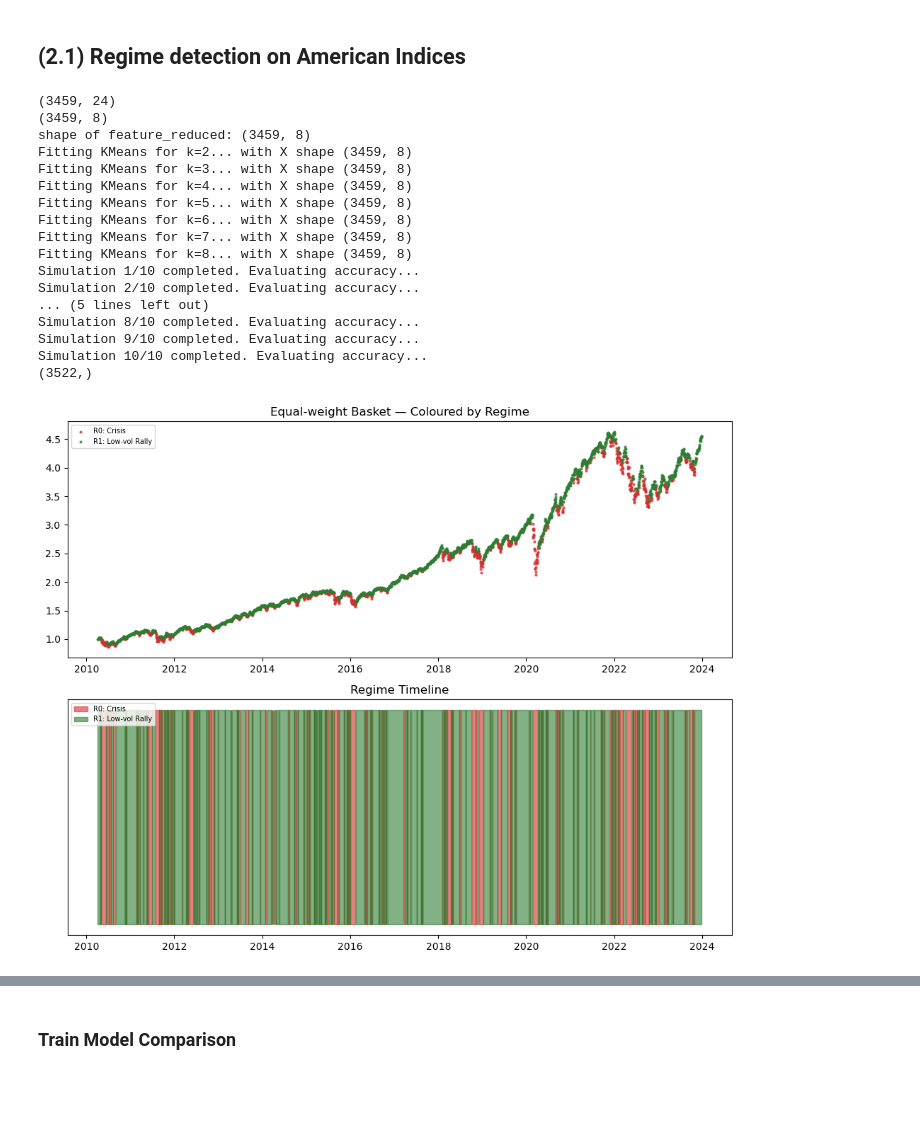
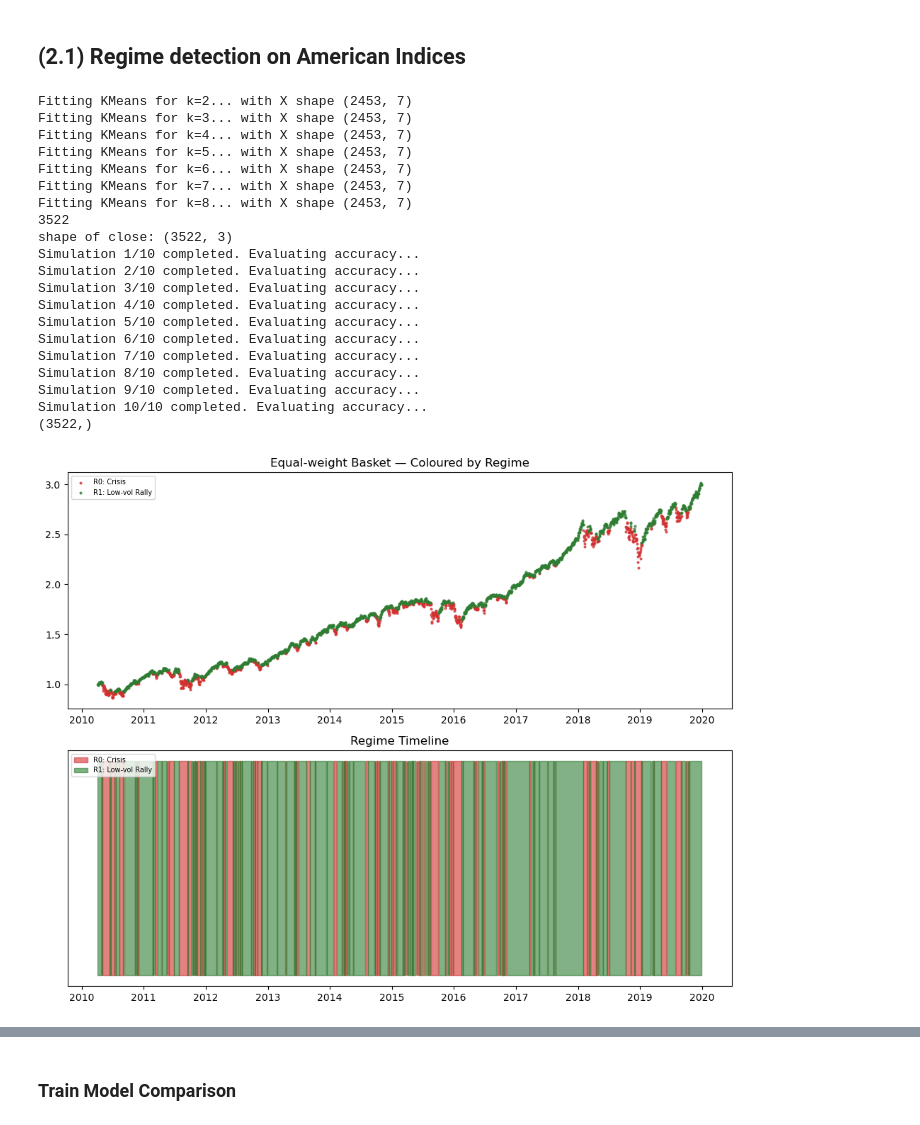
Before and after one commit to oscar10-wq/Algorithmic-Trading-via-Regime-Detection-and-Stock-Grouping-, a Jupyter notebook: results.ipynb, the cells around one changed output, grey strips where cells are left out. Drawn from its saved outputs; the diff is of its cells as text; code cells hidden in the pictures; blank space fills up the shorter version.

```diff
--- a/results.ipynb
+++ b/results.ipynb
@@ -211,30 +211,34 @@ import importlib
 importlib.reload(regime_detector)
 importlib.reload(metrics)
 rd_america = regime_detector.RegimeDetector(df_america, use_pca = True, n_regimes= None)
-rd_america.fit()
+rd_america.fit_train_test(split_date='2020-01-01')
 regime_labels_ptt = rd_america.peak_to_trough_labelling(drawdown_threshold=-0.1)
 skmeans_labels = rd_america.detect_regime_skmeans(N_S = 10, L = 100, h1 = 60, h2 = 12, epsilon = 1e-6)
 # %% [output]
-(3459, 24)
-(3459, 8)
-shape of feature_reduced: (3459, 8)
-Fitting KMeans for k=2... with X shape (3459, 8)
-Fitting KMeans for k=3... with X shape (3459, 8)
-Fitting KMeans for k=4... with X shape (3459, 8)
-Fitting KMeans for k=5... with X shape (3459, 8)
-Fitting KMeans for k=6... with X shape (3459, 8)
-Fitting KMeans for k=7... with X shape (3459, 8)
-Fitting KMeans for k=8... with X shape (3459, 8)
+Fitting KMeans for k=2... with X shape (2453, 7)
+Fitting KMeans for k=3... with X shape (2453, 7)
+Fitting KMeans for k=4... with X shape (2453, 7)
+Fitting KMeans for k=5... with X shape (2453, 7)
+Fitting KMeans for k=6... with X shape (2453, 7)
+Fitting KMeans for k=7... with X shape (2453, 7)
+Fitting KMeans for k=8... with X shape (2453, 7)
+3522
+shape of close: (3522, 3)
 Simulation 1/10 completed. Evaluating accuracy...
 Simulation 2/10 completed. Evaluating accuracy...
-... (5 lines left out)
+Simulation 3/10 completed. Evaluating accuracy...
+Simulation 4/10 completed. Evaluating accuracy...
+Simulation 5/10 completed. Evaluating accuracy...
+Simulation 6/10 completed. Evaluating accuracy...
+Simulation 7/10 completed. Evaluating accuracy...
 Simulation 8/10 completed. Evaluating accuracy...
 Simulation 9/10 completed. Evaluating accuracy...
 Simulation 10/10 completed. Evaluating accuracy...
 (3522,)
 # %%
-fig = rd_america.plot_regime_profile()
+rd_america.fit_train_test(split_date='2020-01-01')
+fig = rd_america.plot_regime_profile_train_only()
 fig.savefig('graphs/regime_profile_america.png')
 # %% [output]
-[figure, old version]
+[figure, new version]
 # %%
```
Also changed, not shown: parts of 15 cells of this notebook, 13 other files.
